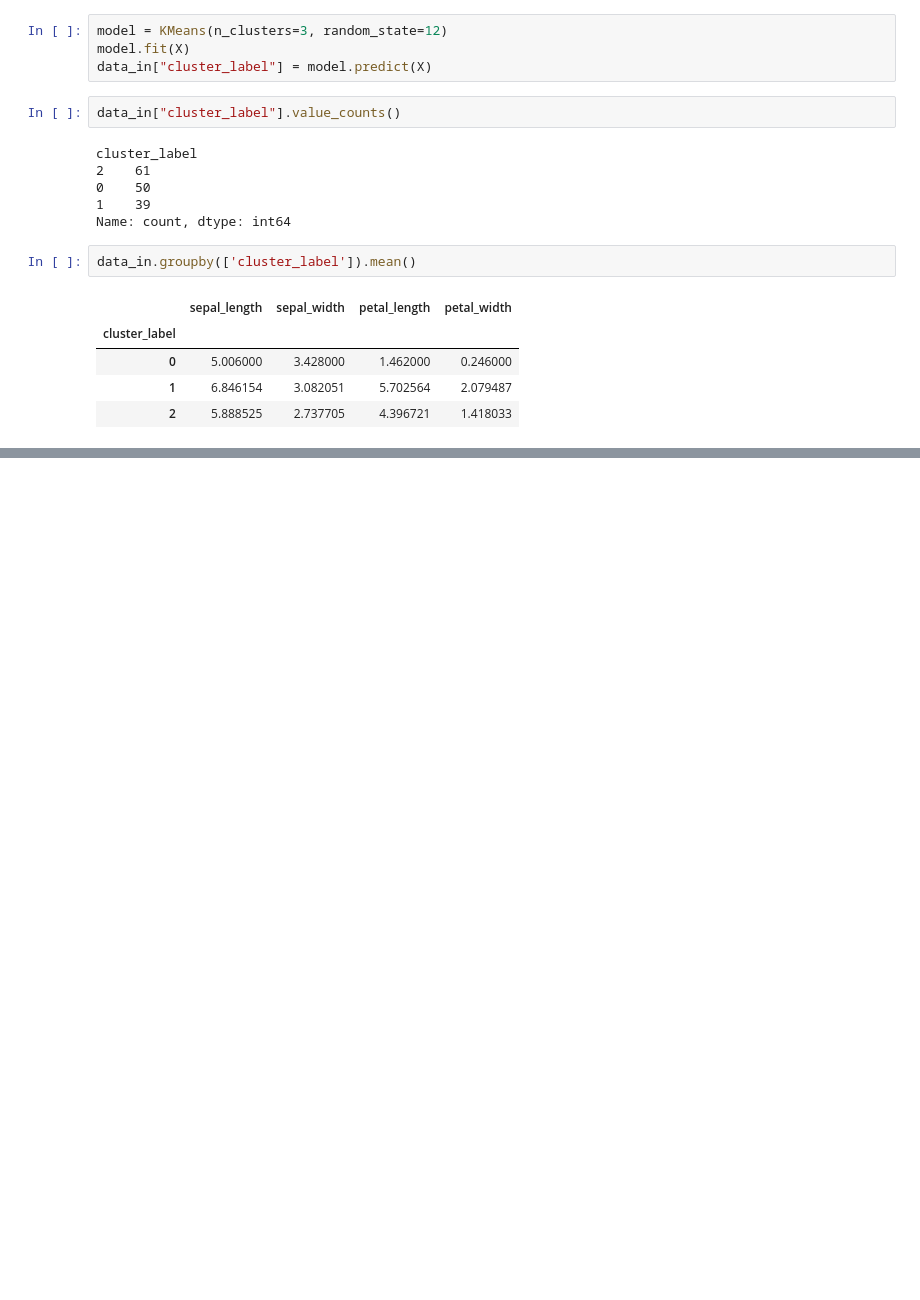
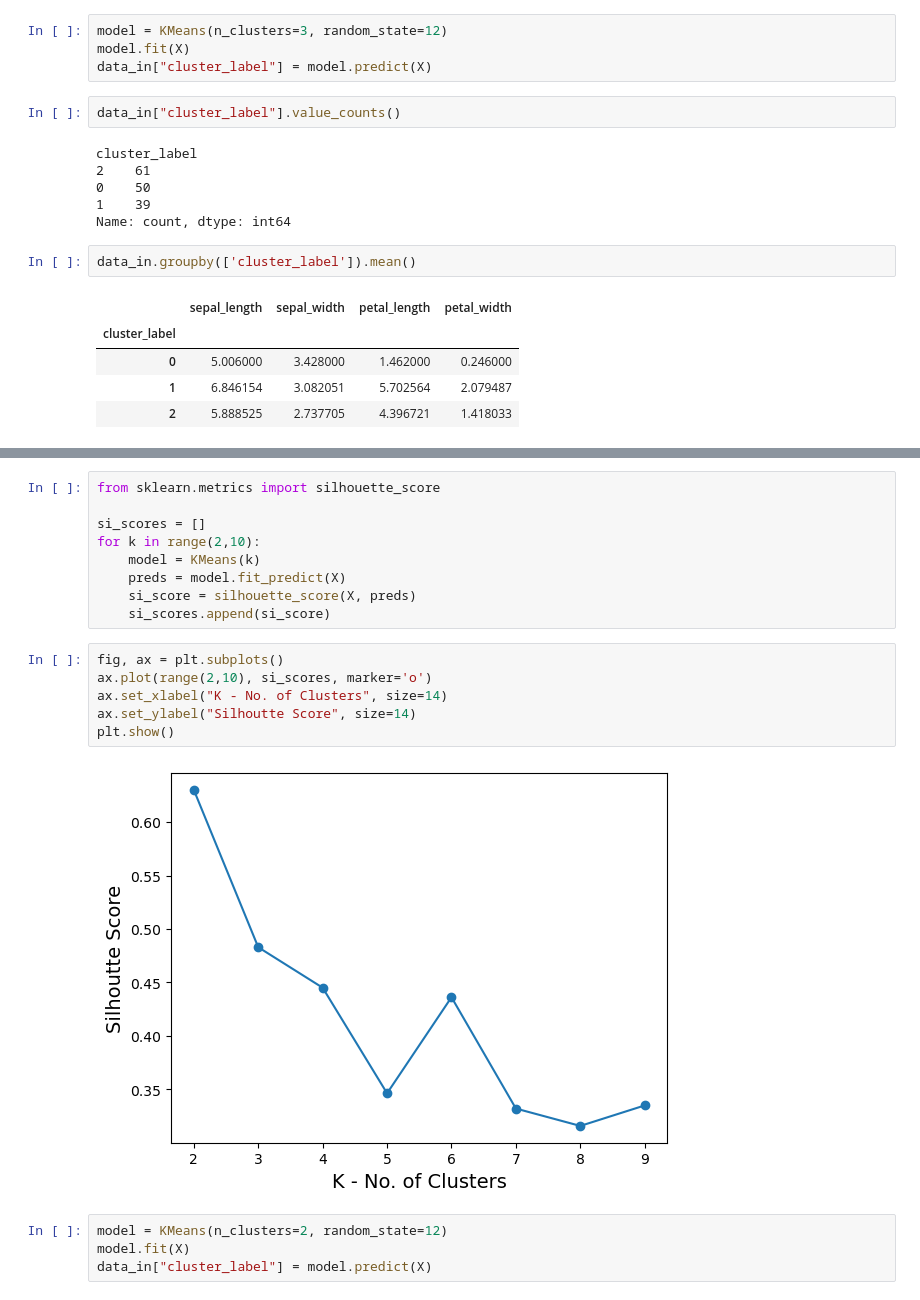
Before and after one commit to mohangollapalli/ml_models, a Jupyter notebook: KMeans/kmeans_elbow.ipynb, the cells around one changed output, grey strips where cells are left out. Cells and saved outputs as stored; diff of their text form; blank space fills up the shorter version.

Commit message:
Silhouette score

```diff
--- a/KMeans/kmeans_elbow.ipynb
+++ b/KMeans/kmeans_elbow.ipynb
@@ -66,0 +78,21 @@ data_in.groupby(['cluster_label']).mean()
+# %%
+from sklearn.metrics import silhouette_score
+
+si_scores = []
+for k in range(2,10):
+    model = KMeans(k)
+    preds = model.fit_predict(X)
+    si_score = silhouette_score(X, preds)
+    si_scores.append(si_score)
+# %%
+fig, ax = plt.subplots()
+ax.plot(range(2,10), si_scores, marker='o')
+ax.set_xlabel("K - No. of Clusters", size=14)
+ax.set_ylabel("Silhoutte Score", size=14)
+plt.show()
+# %% [output]
+[figure, added]
+# %%
+model = KMeans(n_clusters=2, random_state=12)
+model.fit(X)
+data_in["cluster_label"] = model.predict(X)
```
Also changed, not shown: parts of 4 cells of this notebook, 2 other files.
